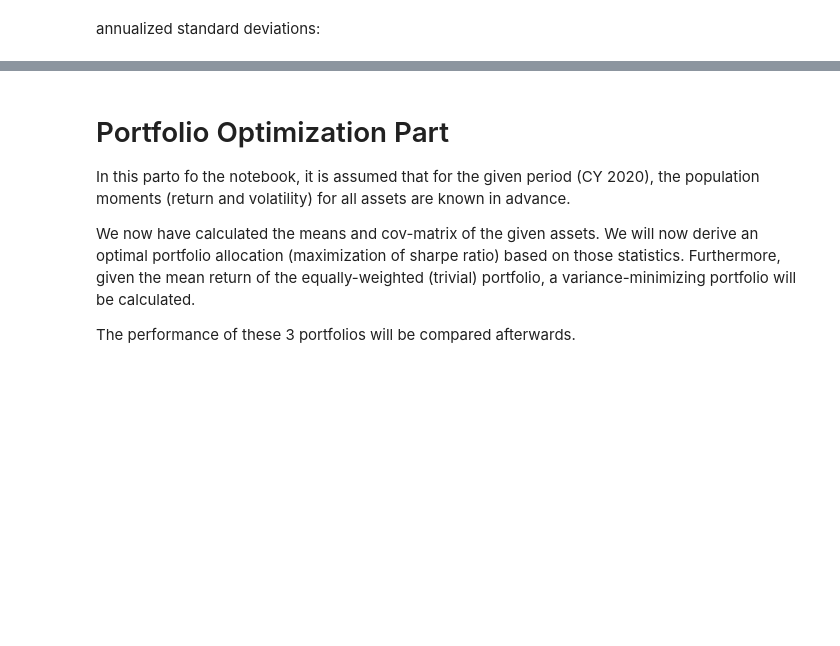
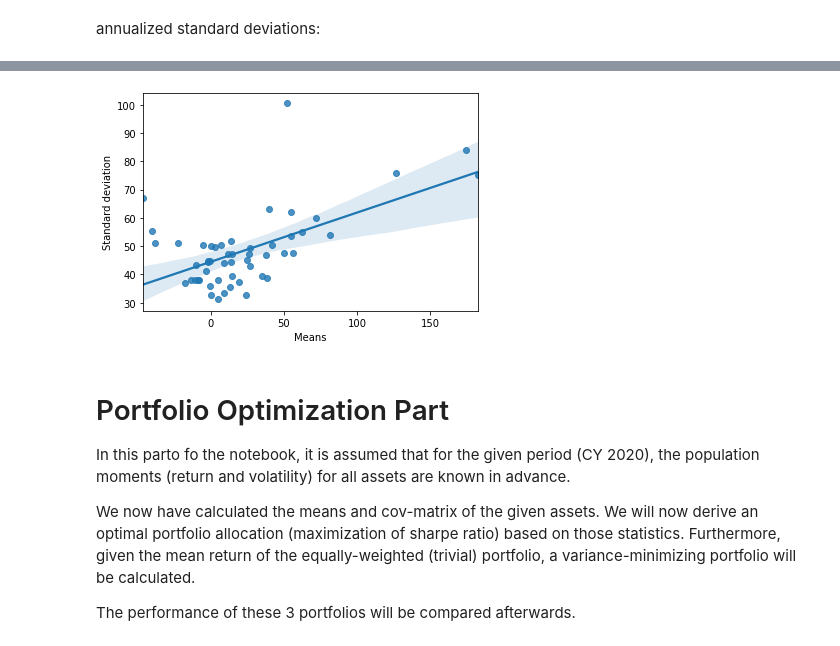
Before and after one commit to lukaskoerber/Portfolio-Optimization, a Jupyter notebook: markowitz_portfolio_optimization.ipynb, the cells around one changed output, grey strips where cells are left out. Drawn from its saved outputs; the diff is of its cells as text; code cells hidden in the pictures; blank space fills up the shorter version.

```diff
--- a/markowitz_portfolio_optimization.ipynb
+++ b/markowitz_portfolio_optimization.ipynb
@@ -234,0 +241,4 @@ dtype: float64
+# %%
+data = pd.concat([means, stds], axis=1)
+data.columns = ['Means', 'Standard deviation']
+data
@@ -235,3 +264,8 @@ dtype: float64
+# %%
+# Return relationship
+sns.regplot(x='Means',y='Standard deviation', data=data);
+# %% [output]
+[figure, added]
 # %% [markdown]
 # Portfolio Optimization Part
 
```
Also changed, not shown: parts of 6 cells of this notebook.
